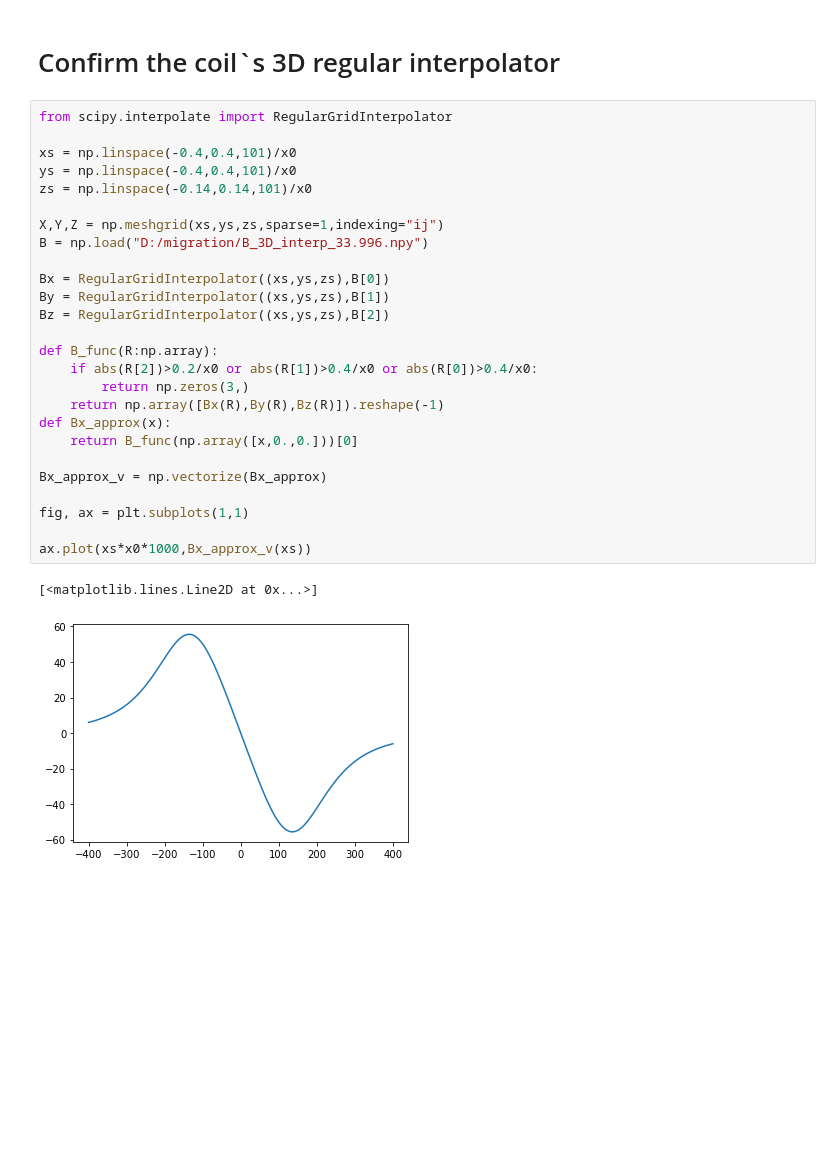
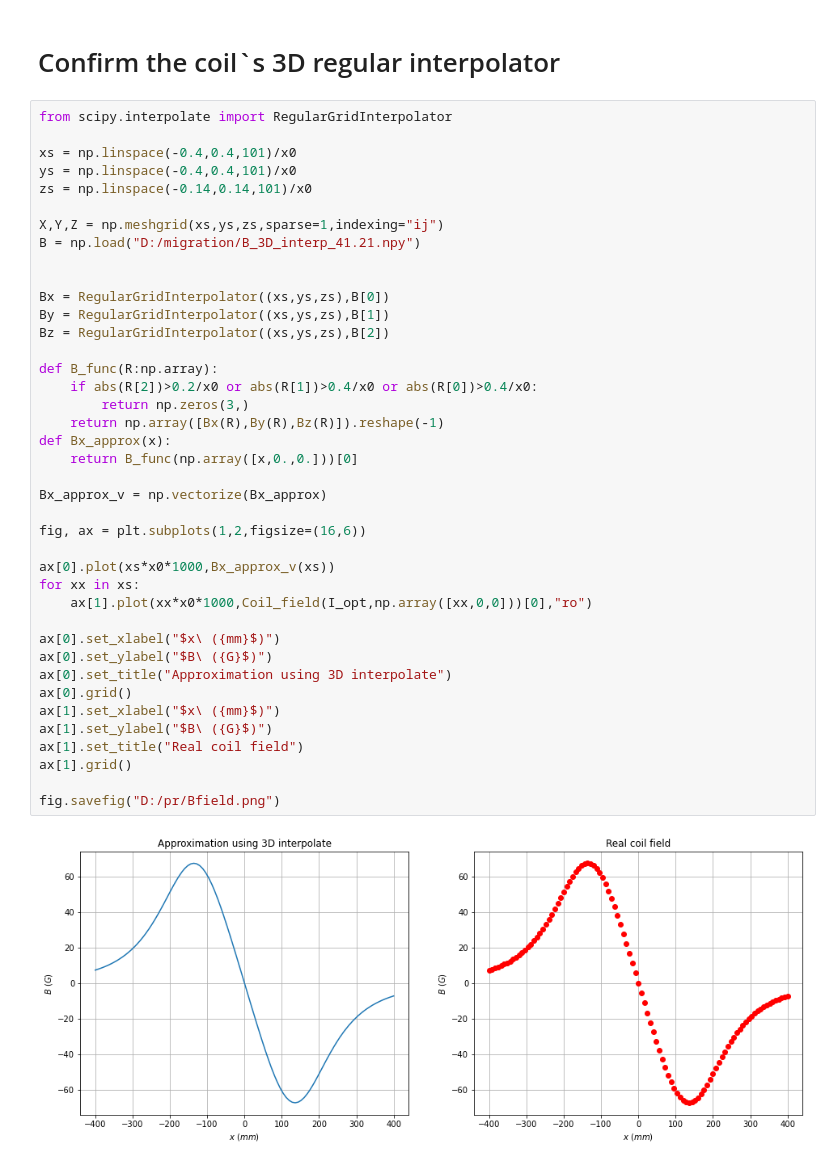
Before and after one commit to DongkyuLim/MgF-simulation, a Jupyter notebook: Current and coil.ipynb, the cells around one changed output. Drawn from its saved outputs; the diff is of its cells as text; blank space fills up the shorter version.

```diff
--- a/Current and coil.ipynb
+++ b/Current and coil.ipynb
@@ -176,29 +194,42 @@ ax.grid()
 # %%
 from scipy.interpolate import RegularGridInterpolator
 
 xs = np.linspace(-0.4,0.4,101)/x0
 ys = np.linspace(-0.4,0.4,101)/x0
 zs = np.linspace(-0.14,0.14,101)/x0
 
 X,Y,Z = np.meshgrid(xs,ys,zs,sparse=1,indexing="ij")
-B = np.load("D:/migration/B_3D_interp_33.996.npy")
+B = np.load("D:/migration/B_3D_interp_41.21.npy")
+
 
 Bx = RegularGridInterpolator((xs,ys,zs),B[0])
 By = RegularGridInterpolator((xs,ys,zs),B[1])
 Bz = RegularGridInterpolator((xs,ys,zs),B[2])
 
 def B_func(R:np.array):
     if abs(R[2])>0.2/x0 or abs(R[1])>0.4/x0 or abs(R[0])>0.4/x0:
         return np.zeros(3,)
     return np.array([Bx(R),By(R),Bz(R)]).reshape(-1)
 def Bx_approx(x):
     return B_func(np.array([x,0.,0.]))[0]
 
 Bx_approx_v = np.vectorize(Bx_approx)
 
-fig, ax = plt.subplots(1,1)
+fig, ax = plt.subplots(1,2,figsize=(16,6))
 
-ax.plot(xs*x0*1000,Bx_approx_v(xs))
+ax[0].plot(xs*x0*1000,Bx_approx_v(xs))
+for xx in xs:
+    ax[1].plot(xx*x0*1000,Coil_field(I_opt,np.array([xx,0,0]))[0],"ro")
+
+ax[0].set_xlabel("$x\ ({mm}$)")
+ax[0].set_ylabel("$B\ ({G}$)")
+ax[0].set_title("Approximation using 3D interpolate")
+ax[0].grid()
+ax[1].set_xlabel("$x\ ({mm}$)")
+ax[1].set_ylabel("$B\ ({G}$)")
+ax[1].set_title("Real coil field")
+ax[1].grid()
+
+fig.savefig("D:/pr/Bfield.png")
 # %% [output]
-[<matplotlib.lines.Line2D at 0x...>]
-[figure, old version]
+[figure, new version]
```
Also changed, not shown: parts of 6 cells of this notebook, 2 other files.
